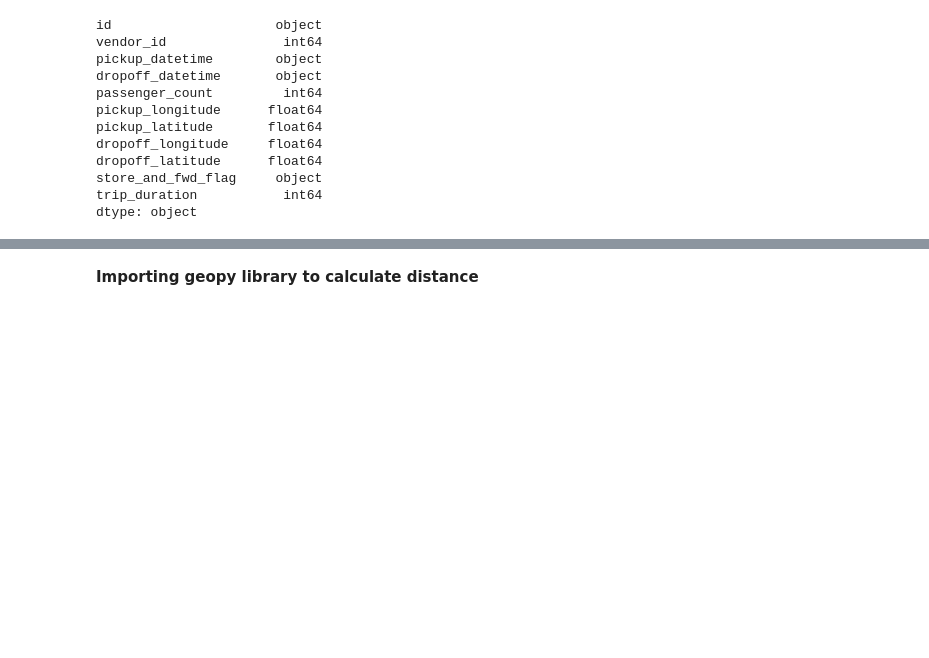
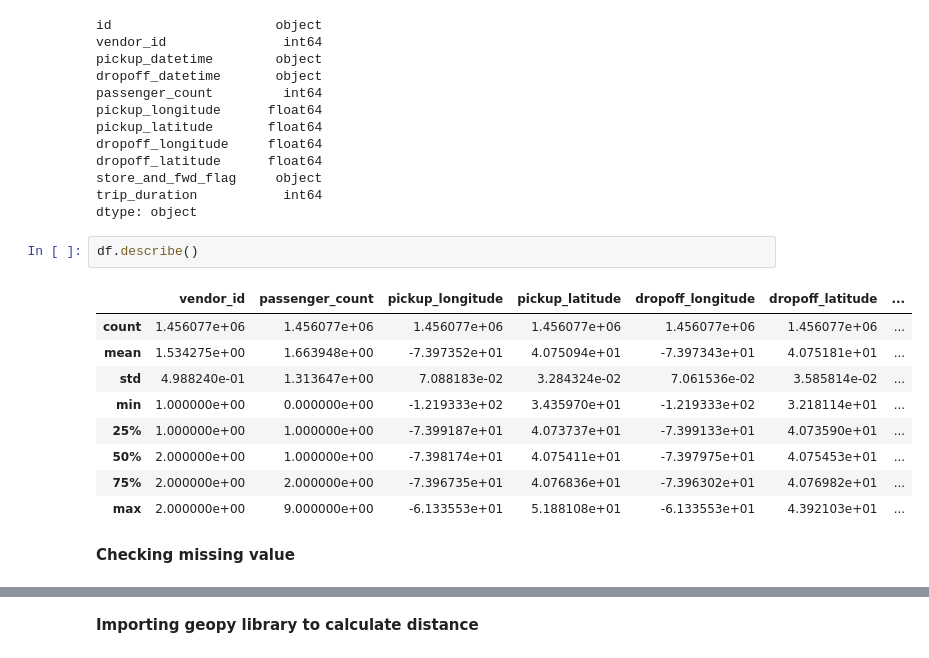
Before and after one commit to SRIST1608/NYC-Taxi-Trip-Time-Prediction, a Jupyter notebook: NYC_Taxi_Trip_Time_Prediction_Capstone_Project.ipynb, the cells around one changed output, grey strips where cells are left out. Cells and saved outputs as stored; diff of their text form; blank space fills up the shorter version.

```diff
--- a/NYC_Taxi_Trip_Time_Prediction_Capstone_Project.ipynb
+++ b/NYC_Taxi_Trip_Time_Prediction_Capstone_Project.ipynb
@@ -81,3 +81,17 @@ dropoff_latitude      float64
 store_and_fwd_flag     object
 trip_duration           int64
 dtype: object
+# %%
+df.describe()
+# %% [output]
+|  | vendor_id | passenger_count | pickup_longitude | pickup_latitude | dropoff_longitude | dropoff_latitude | ... |
+| count | 1.456077e+06 | 1.456077e+06 | 1.456077e+06 | 1.456077e+06 | 1.456077e+06 | 1.456077e+06 | ... |
+| mean | 1.534275e+00 | 1.663948e+00 | -7.397352e+01 | 4.075094e+01 | -7.397343e+01 | 4.075181e+01 | ... |
+| std | 4.988240e-01 | 1.313647e+00 | 7.088183e-02 | 3.284324e-02 | 7.061536e-02 | 3.585814e-02 | ... |
+| min | 1.000000e+00 | 0.000000e+00 | -1.219333e+02 | 3.435970e+01 | -1.219333e+02 | 3.218114e+01 | ... |
+| 25% | 1.000000e+00 | 1.000000e+00 | -7.399187e+01 | 4.073737e+01 | -7.399133e+01 | 4.073590e+01 | ... |
+| 50% | 2.000000e+00 | 1.000000e+00 | -7.398174e+01 | 4.075411e+01 | -7.397975e+01 | 4.075453e+01 | ... |
+| 75% | 2.000000e+00 | 2.000000e+00 | -7.396735e+01 | 4.076836e+01 | -7.396302e+01 | 4.076982e+01 | ... |
+| max | 2.000000e+00 | 9.000000e+00 | -6.133553e+01 | 5.188108e+01 | -6.133553e+01 | 4.392103e+01 | ... |
+# %% [markdown]
+**Checking missing value**
```
Also changed, not shown: parts of 22 cells of this notebook.
